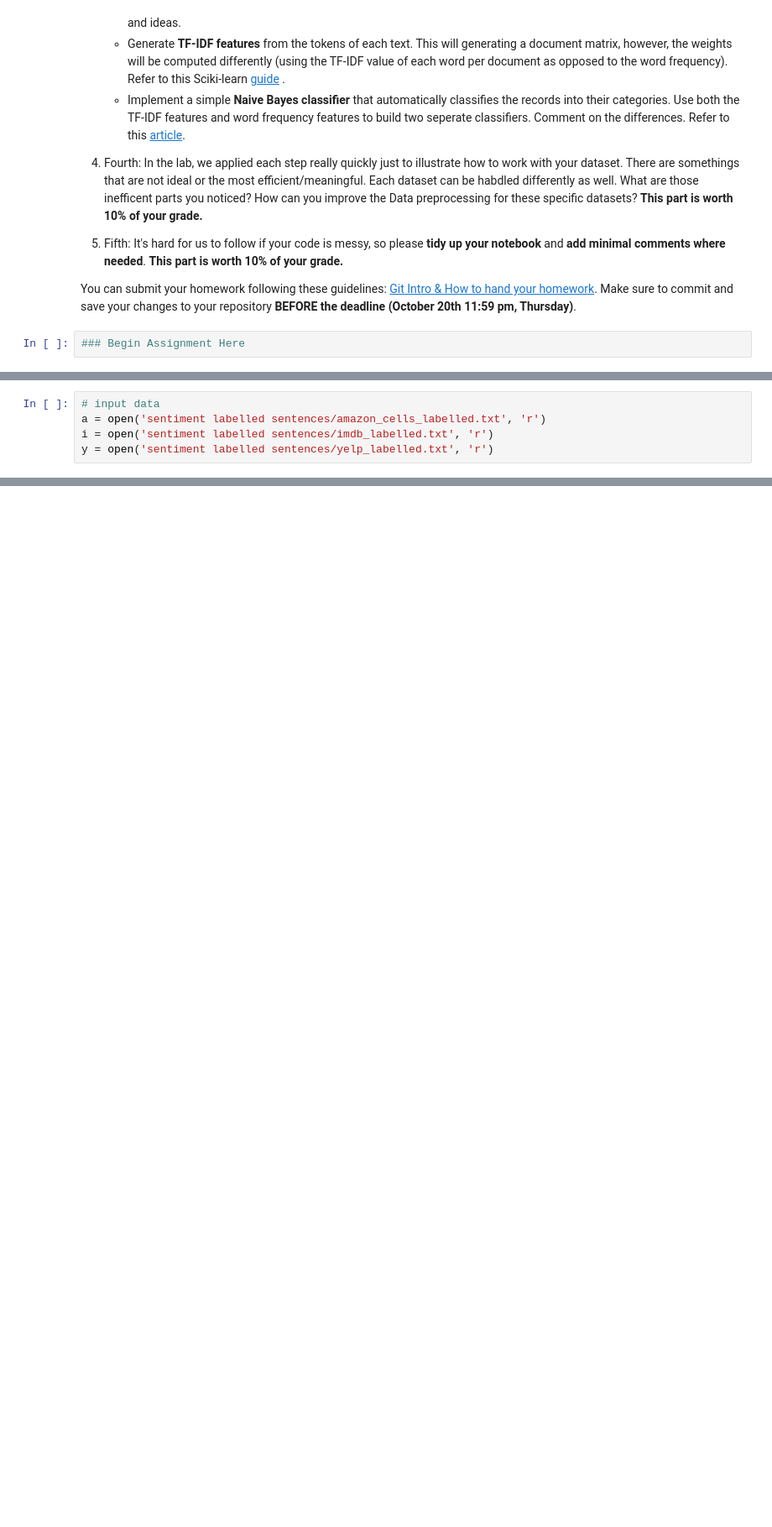
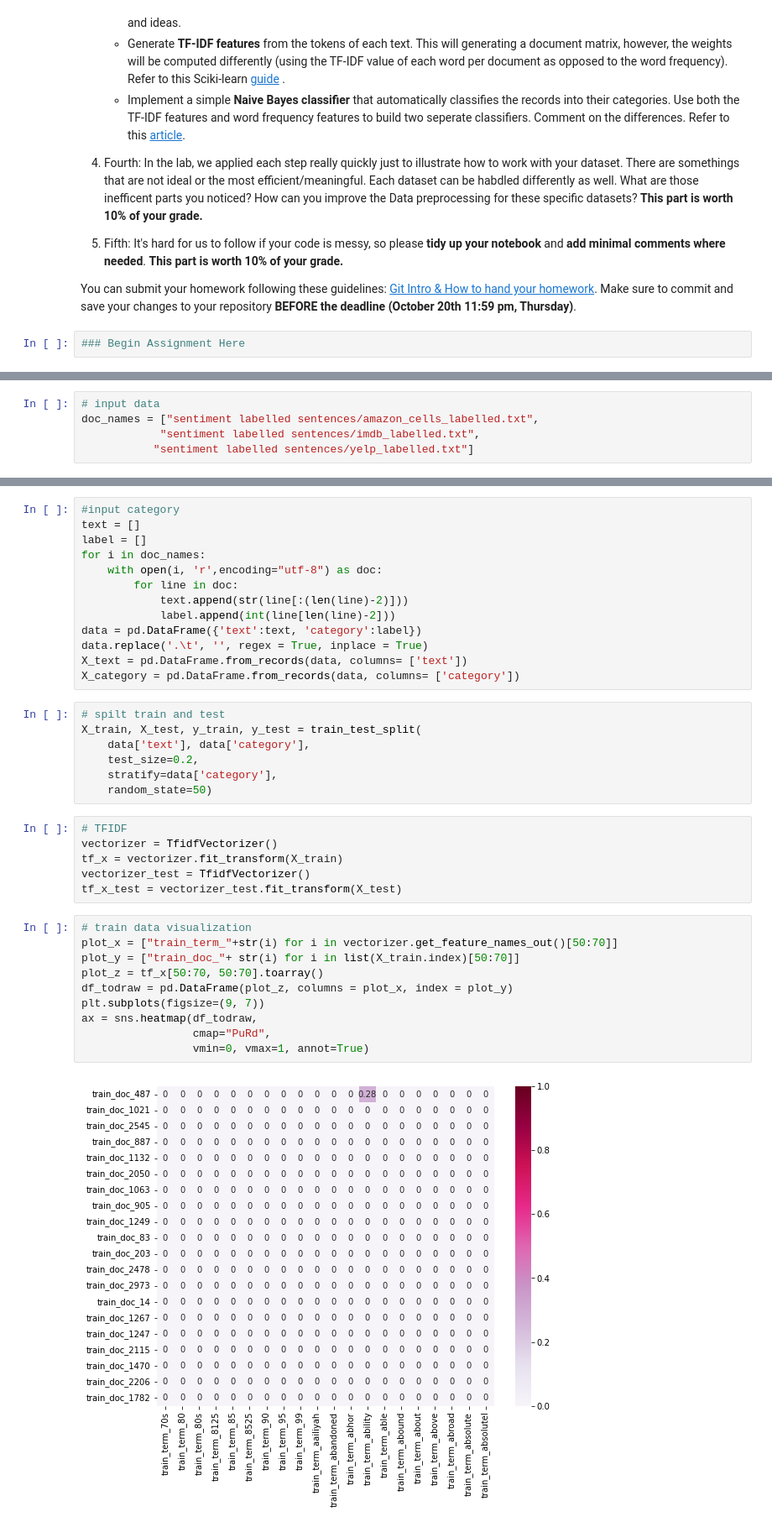
Before and after one commit to judylin0324/DM2022-Lab1-Homework-1, a Jupyter notebook: DM2022-Lab1-Homework.ipynb, the cells around one changed output, grey strips where cells are left out. Shown at 84% size. Saved outputs shown, nothing was run; the diff lists cells and outputs as text; blank space fills up the shorter version.

```diff
--- a/DM2022-Lab1-Homework.ipynb
+++ b/DM2022-Lab1-Homework.ipynb
@@ -46,5 +53,5 @@ import math
 # %%
 # input data
-a = open('sentiment labelled sentences/amazon_cells_labelled.txt', 'r')
-i = open('sentiment labelled sentences/imdb_labelled.txt', 'r')
-y = open('sentiment labelled sentences/yelp_labelled.txt', 'r')
+doc_names = ["sentiment labelled sentences/amazon_cells_labelled.txt",
+            "sentiment labelled sentences/imdb_labelled.txt",
+           "sentiment labelled sentences/yelp_labelled.txt"]
@@ -118,0 +58,38 @@ df_amazon[0:2]
+# %%
+#input category
+text = []
+label = []
+for i in doc_names:
+    with open(i, 'r',encoding="utf-8") as doc:
+        for line in doc:
+            text.append(str(line[:(len(line)-2)]))
+            label.append(int(line[len(line)-2]))
+data = pd.DataFrame({'text':text, 'category':label})
+data.replace('.\t', '', regex = True, inplace = True)
+X_text = pd.DataFrame.from_records(data, columns= ['text'])
+X_category = pd.DataFrame.from_records(data, columns= ['category'])
+# %%
+# spilt train and test
+X_train, X_test, y_train, y_test = train_test_split(
+    data['text'], data['category'],
+    test_size=0.2,
+    stratify=data['category'],
+    random_state=50)
+# %%
+# TFIDF
+vectorizer = TfidfVectorizer()
+tf_x = vectorizer.fit_transform(X_train)
+vectorizer_test = TfidfVectorizer()
+tf_x_test = vectorizer_test.fit_transform(X_test)
+# %%
+# train data visualization
+plot_x = ["train_term_"+str(i) for i in vectorizer.get_feature_names_out()[50:70]]
+plot_y = ["train_doc_"+ str(i) for i in list(X_train.index)[50:70]]
+plot_z = tf_x[50:70, 50:70].toarray()
+df_todraw = pd.DataFrame(plot_z, columns = plot_x, index = plot_y)
+plt.subplots(figsize=(9, 7))
+ax = sns.heatmap(df_todraw,
+                 cmap="PuRd",
+                 vmin=0, vmax=1, annot=True)
+# %% [output]
+[figure, added]
```
Also changed, not shown: parts of 14 cells of this notebook, 1 other file.
